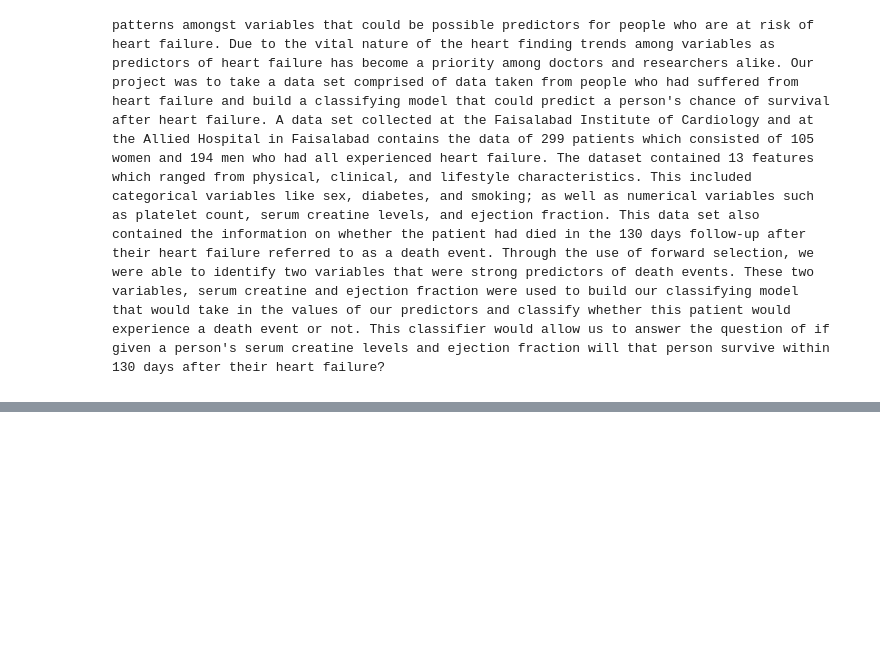
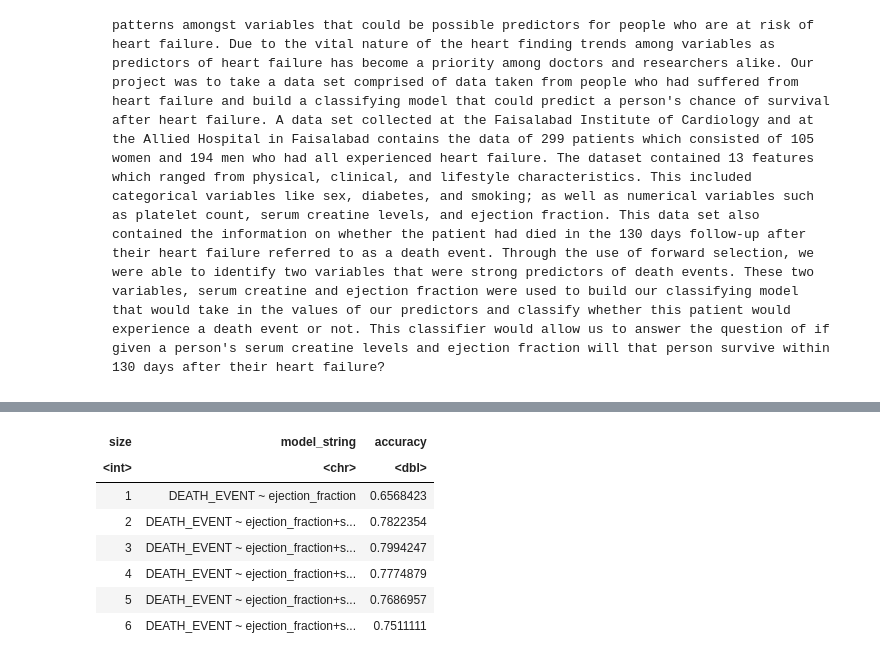
Before and after one commit to agoel25/Heart-Failure-Classifier, a Jupyter notebook: final_report.ipynb, the cells around one changed output, grey strips where cells are left out. Cells and saved outputs as stored; diff of their text form; code cells hidden in the pictures; blank space fills up the shorter version.

```diff
--- a/final_report.ipynb
+++ b/final_report.ipynb
@@ -6,0 +96,77 @@
+# %%
+# remove non essential columns from the dataset and only keep numerical to run forward propagation
+heart_train <- heart_train %>%
+    select(-anaemia, -diabetes, -high_blood_pressure, -sex, -smoking, -time)
+# %%
+# CODE TO SELECT THE BEST PREDICTOR VARIABLES (code has been adapted from the DSCI 100 course book.)
+# (Citation is in references section)
+
+# Evaluating which predictive variables to choose
+
+# creating an object of names of all predictive variables called "names"
+names <- colnames(heart_train %>% select(-DEATH_EVENT))
+
+# creating an empty tibble to store the final results
+accuracies <- tibble(size = integer(),
+                     model_string = character(), # this is the first argument to the "recipe" function
+                     accuracy = numeric())
+
+# creating a model specification for the classifier
+heart_spec <- nearest_neighbor(weight_func = "rectangular", neighbors = tune()) %>%
+     set_engine("kknn") %>%
+     set_mode("classification")
+
+# creating a dataframe of all candidate k values
+k_vals <- tibble(neighbors = seq(1:10))
+
+# creating a 5-fold cross-validation object
+heart_vfold <- vfold_cv(heart_train, v = 5, strata = DEATH_EVENT)
+
+# storing the total number of predictors in object "n_total"
+n_total <- length(names)
+
+# stores the selected predictors
+selected <- c()
+
+# for every size from 1 to the total number of predictors
+for (i in 1:n_total) {
+    # for every predictor still not added yet
+    accs <- list()
+    models <- list()
+    for (j in 1:length(names)) {
+        # create a model string for this combination of predictors
+        preds_new <- c(selected, names[[j]])
+        model_string <- paste("DEATH_EVENT", "~", paste(preds_new, collapse="+"))
+
+        # create a recipe from the model string
+        heart_recipe <- recipe(as.formula(model_string),
+                                data = heart_train) %>%
+                          step_scale(all_predictors()) %>%
+                          step_center(all_predictors())
+
+        # tune the KNN classifier with these predictors,
+        # and collect the accuracy for the best K
+        acc <- workflow() %>%
+              add_recipe(heart_recipe) %>%
+              add_model(heart_spec) %>%
+              tune_grid(resamples = heart_vfold, grid = k_vals) %>%
+              collect_metrics() %>%
+              filter(.metric == "accuracy") %>%
+              summarize(mx = max(mean))
+        acc <- acc$mx %>% unlist()
+
+        # add this result to the dataframe
+        accs[[j]] <- acc
+        models[[j]] <- model_string
+    }
+    jstar <- which.max(unlist(accs))
+    accuracies <- accuracies %>%
+      add_row(size = i,
+              model_string = models[[jstar]],
+              accuracy = accs[[jstar]])
+    selected <- c(selected, names[[jstar]])
+    names <- names[-jstar]
+}
+
+accuracies
+# %% [output]
@@ -6,0 +174,8 @@
+| size | model_string | accuracy |
+| <int> | <chr> | <dbl> |
+| 1 | DEATH_EVENT ~ ejection_fraction | 0.6568423 |
+| 2 | DEATH_EVENT ~ ejection_fraction+s... | 0.7822354 |
+| 3 | DEATH_EVENT ~ ejection_fraction+s... | 0.7994247 |
+| 4 | DEATH_EVENT ~ ejection_fraction+s... | 0.7774879 |
+| 5 | DEATH_EVENT ~ ejection_fraction+s... | 0.7686957 |
+| 6 | DEATH_EVENT ~ ejection_fraction+s... | 0.7511111 |
```
Also changed, not shown: parts of 14 cells of this notebook.
